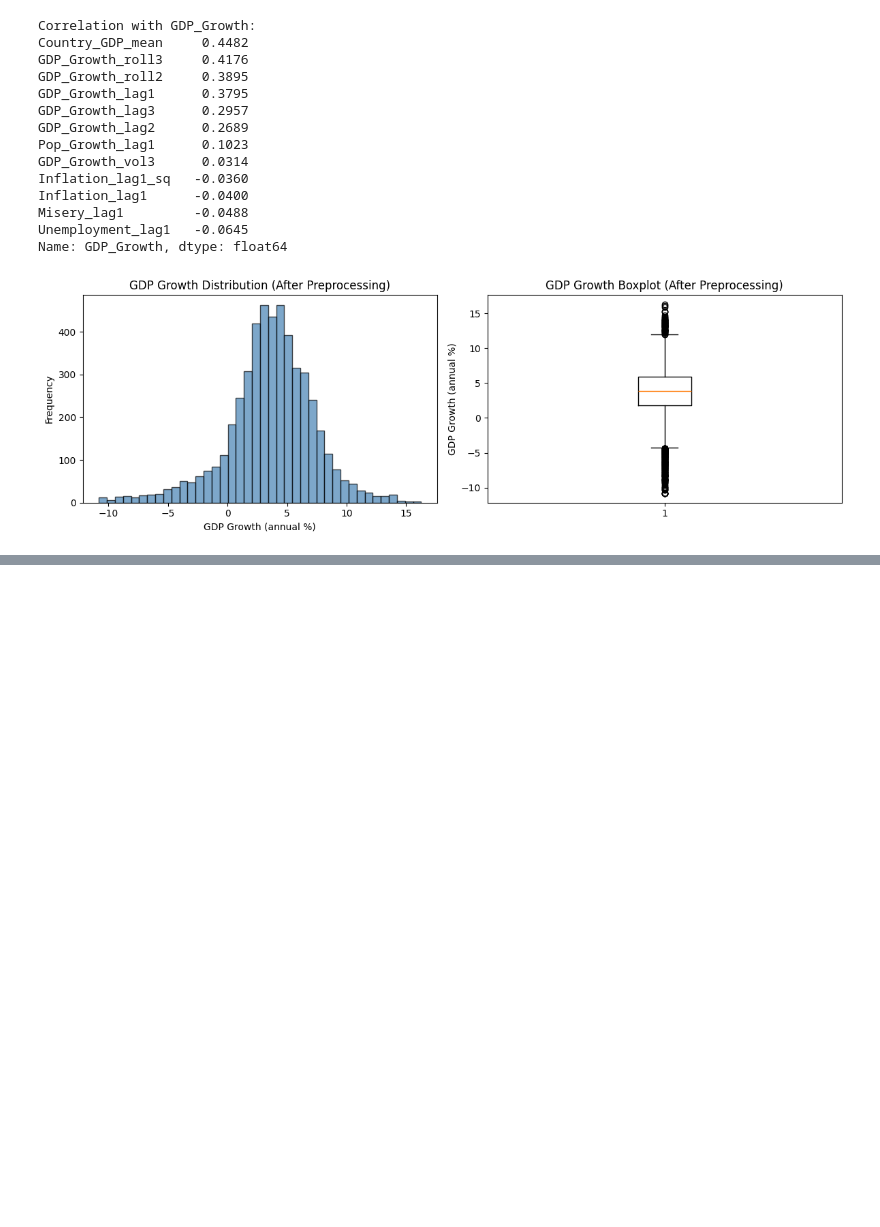
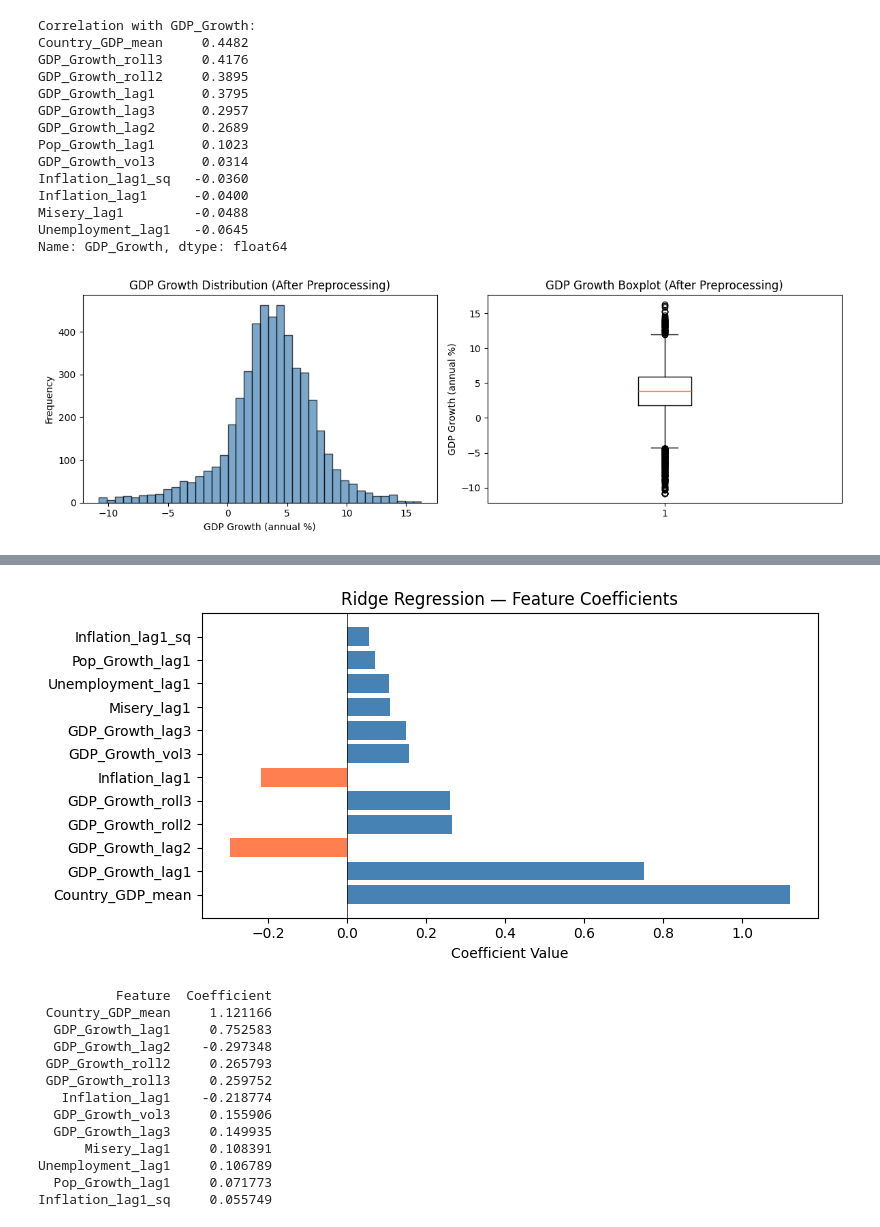
Before and after one commit to wasaldev/24077342-Data-Science-Machine-Learning-GDP-Growth-Prediction, a Jupyter notebook: 24077342_Data_Science_Project.ipynb, the cells around one changed output, grey strips where cells are left out. Cells and saved outputs as stored; diff of their text form; code cells hidden in the pictures; blank space fills up the shorter version.

Commit message:
24077342 | Model training - Ridge, Random Forest, Gradient Boosting

```diff
--- a/24077342_Data_Science_Project.ipynb
+++ b/24077342_Data_Science_Project.ipynb
@@ -579,0 +670,11 @@ plt.show()
+# %%
+# ============================================================
+# Baseline: DummyRegressor (always predicts training mean)
+# R² = 0 by definition — any useful model must beat this.
+# ============================================================
+dummy = DummyRegressor(strategy="mean")
+dummy.fit(X_train_scaled, y_train)
+dummy_pred = dummy.predict(X_test_scaled)
+
+evaluate_model("Baseline (Mean)", y_test, dummy_pred)
+print(f"\nBaseline always predicts: {y_train.mean():.4f}%")
@@ -579,0 +730,35 @@ plt.show()
+# %%
+# ============================================================
+# Ridge: Coefficient analysis
+# ============================================================
+ridge_coefs = ridge_model.named_steps["ridge"].coef_
+coef_df = pd.DataFrame({
+    "Feature": FEATURES,
+    "Coefficient": ridge_coefs
+}).sort_values("Coefficient", key=abs, ascending=False)
+
+fig, ax = plt.subplots(figsize=(8, 4))
+colors = ['steelblue' if c > 0 else 'coral' for c in coef_df["Coefficient"]]
+ax.barh(coef_df["Feature"], coef_df["Coefficient"], color=colors)
+ax.set_xlabel("Coefficient Value")
+ax.set_title("Ridge Regression — Feature Coefficients")
+ax.axvline(0, color='black', linewidth=0.5)
+plt.tight_layout()
+plt.show()
+
+print(coef_df.to_string(index=False))
+# %% [output]
+[figure, added]
+          Feature  Coefficient
+ Country_GDP_mean     1.121166
+  GDP_Growth_lag1     0.752583
+  GDP_Growth_lag2    -0.297348
+ GDP_Growth_roll2     0.265793
+ GDP_Growth_roll3     0.259752
+   Inflation_lag1    -0.218774
+  GDP_Growth_vol3     0.155906
+  GDP_Growth_lag3     0.149935
+      Misery_lag1     0.108391
+Unemployment_lag1     0.106789
+  Pop_Growth_lag1     0.071773
+Inflation_lag1_sq     0.055749
```
Also changed, not shown: parts of 15 cells of this notebook.
